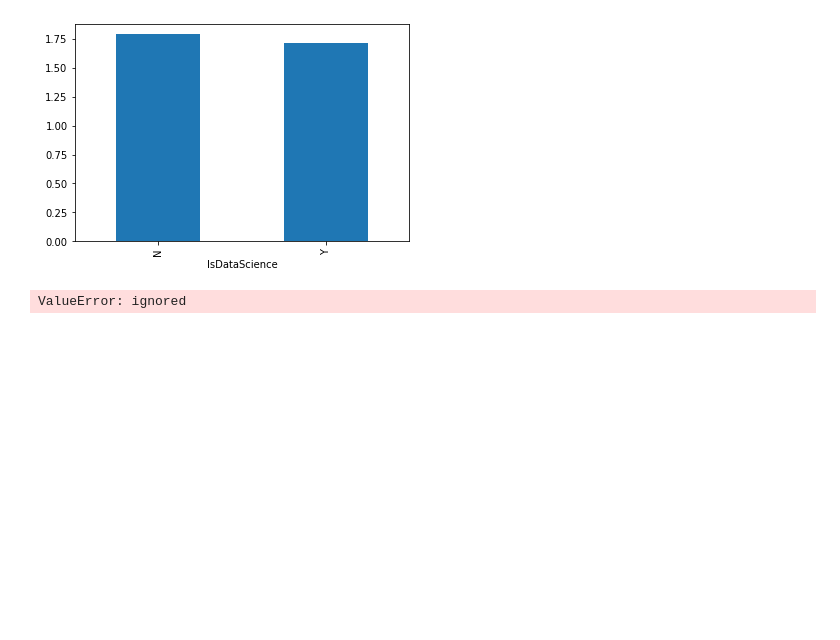
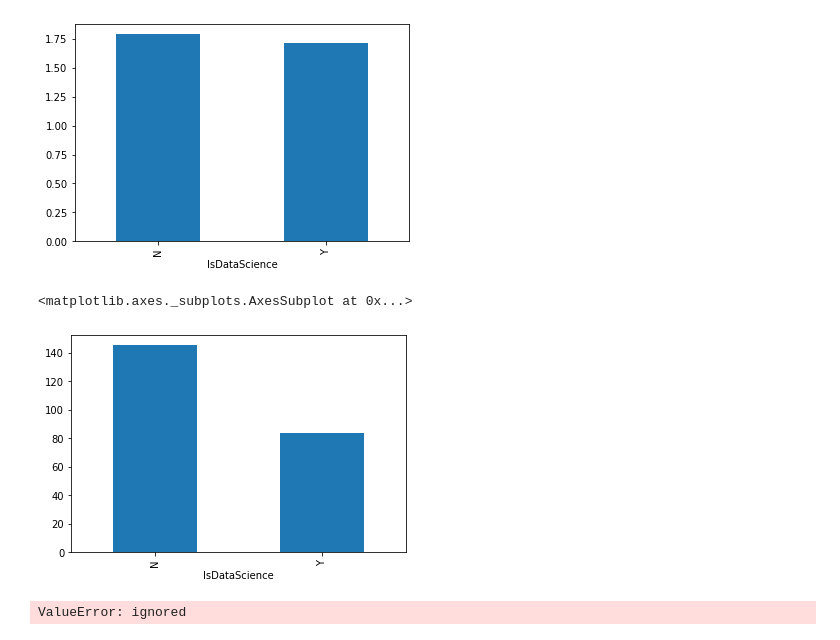
Before and after one commit to KarthikeyanVenkataraman/edastackoverflow, a Jupyter notebook: StackOverFlow_Draft.ipynb, the cells around one changed output. Cells and saved outputs as stored; diff of their text form; code cells hidden in the pictures; blank space fills up the shorter version.

```diff
--- a/StackOverFlow_Draft.ipynb
+++ b/StackOverFlow_Draft.ipynb
@@ -418,6 +418,12 @@ inpQues.groupby('IsDataScience')['Score'].mean().plot(kind="bar")
 # %% [output]
 <matplotlib.axes._subplots.AxesSubplot at 0x...>
 [figure]
+# %%
+# Mean Time Taken between Data Science and Non-Data Science
+inpQues.groupby('IsDataScience')['TimeTakenToClose'].mean().plot(kind="bar")
+# %% [output]
+<matplotlib.axes._subplots.AxesSubplot at 0x...>
+[figure, added]
 # %%
 # Data Science Questions whose Scores are high
 df = inpQues[(inpQues.IsDataScience=='Y') & (inpQues.IsQuestionOpen=='N')].Score.value_counts()
```
